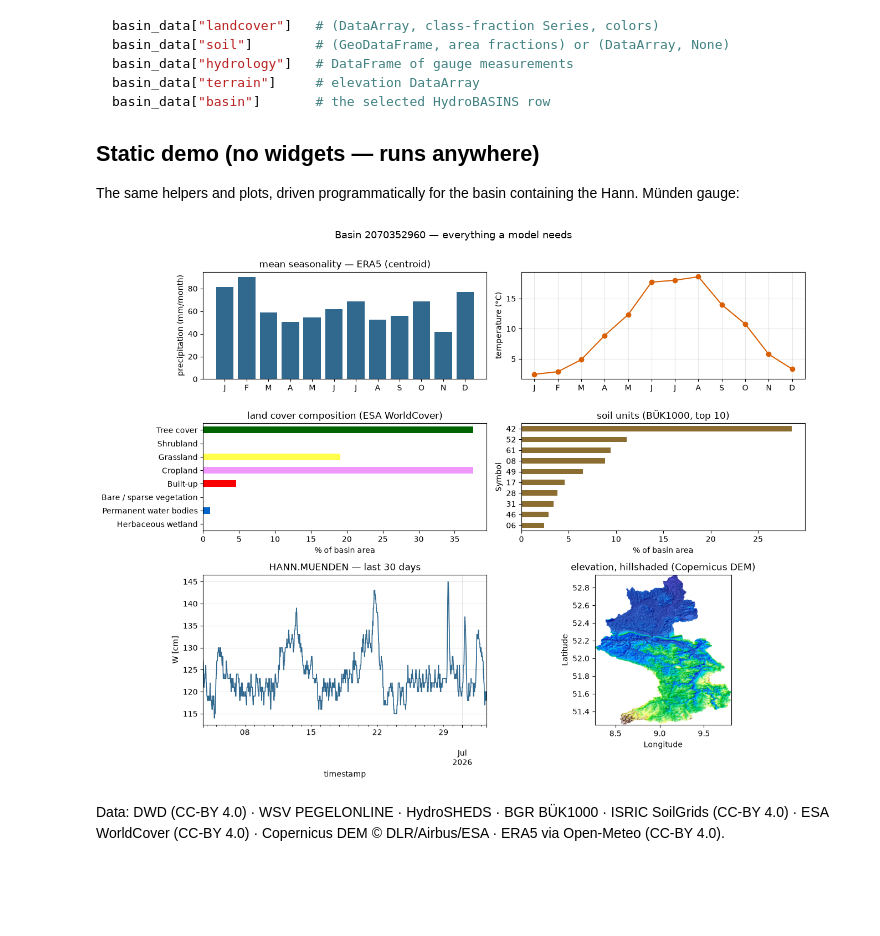
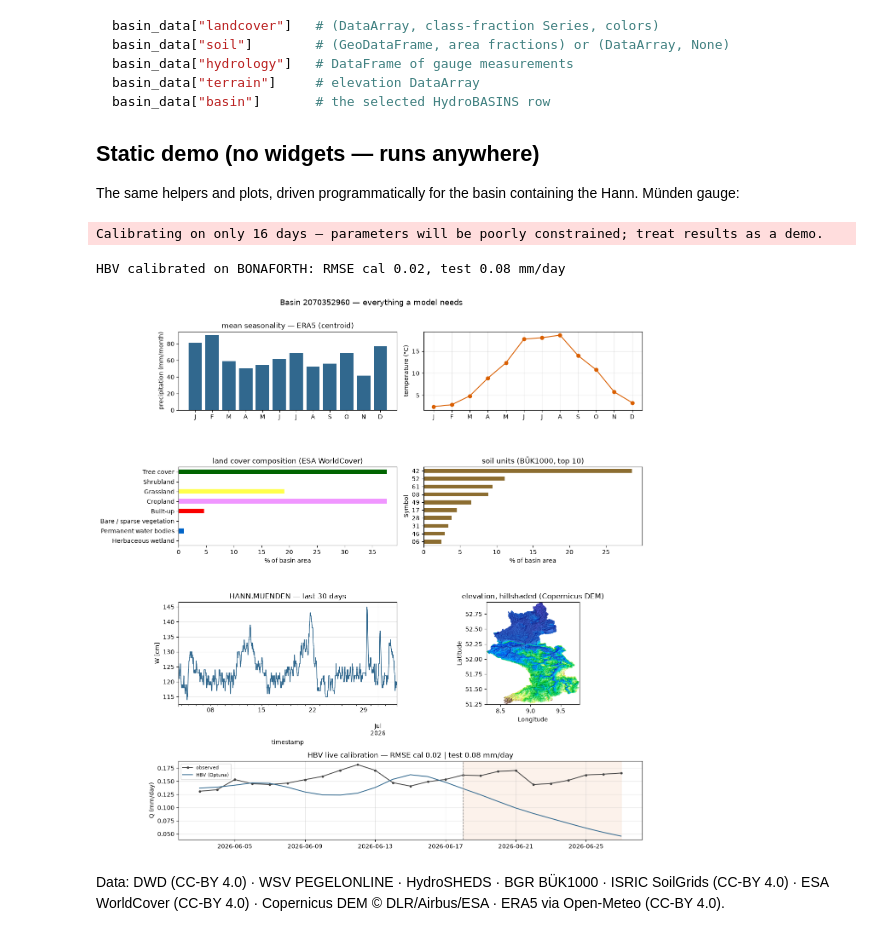
Before and after one commit to Bluerrror/germany-hydrology, a Jupyter notebook: examples/basin_explorer.ipynb, the cells around one changed output. Saved outputs shown, nothing was run; the diff lists cells and outputs as text; code cells hidden in the pictures; blank space fills up the shorter version.

```diff
--- a/examples/basin_explorer.ipynb
+++ b/examples/basin_explorer.ipynb
@@ -185,6 +230,19 @@ def plot_hydrology(result, gauge, ax):
     ax.grid(alpha=0.3)
 
 
+def plot_hbv(result, obs, split, ax):
+    from germany_hydrology import signatures as hs
+    sim = result["simulation"].reindex(obs.index)
+    ax.plot(obs, color="#444444", lw=1.4, marker="o", ms=3, label="observed")
+    ax.plot(sim, color="#31688e", lw=1.4, label="HBV (Optuna)")
+    ax.axvline(split, color="#999999", ls="--", lw=1)
+    ax.axvspan(split, obs.index.max(), color="#d95f02", alpha=0.08)
+    cal = -result["best_score"]
+    test = -result.get("validation_score", float("nan"))
+    ax.set_title(f"HBV live calibration — RMSE cal {cal:.2f} | test {test:.2f} mm/day")
+    ax.set_ylabel("Q (mm/day)"); ax.legend(fontsize=8); ax.grid(alpha=0.3)
+
+
 def plot_terrain(dem, ax):
     z = dem.values
     ls = LightSource(azdeg=315, altdeg=45)
@@ -382,31 +445,45 @@ containing the Hann. Münden gauge:
 # %%
 from shapely.geometry import Point
 
 g = gauges.loc["HANN.MUENDEN"]
 basin = basins[basins.contains(Point(g["longitude"], g["latitude"]))].iloc[0]
 
 climate = fetch_climate("ERA5 (centroid)", basin, start="2018-01-01", end="2022-12-31")
 lc_da, lc_frac, lc_colors = fetch_landcover("WorldCover 2021", basin)
 soil_gdf, soil_frac = fetch_soil("BÜK1000 (polygons)", basin)
 hydro = fetch_hydrology("Water level (W)", "HANN.MUENDEN")
 dem = fetch_terrain("DEM 90 m", basin)
 
-fig = plt.figure(figsize=(13, 10))
-gs = fig.add_gridspec(3, 2, height_ratios=[1, 1, 1.4])
+# HBV: needs a gauge with discharge (Q) inside the basin. The timeseries
+# listing is occasionally empty on PEGELONLINE, so fall back to a known one.
+w_, s_, e_, n_ = basin.geometry.bounds
+inside = gauges[gauges["longitude"].between(w_, e_) & gauges["latitude"].between(s_, n_)]
+with_q = inside[inside["timeseries"].str.contains("Q", na=False)]
+q_gauge = "BONAFORTH" if "BONAFORTH" in inside.index else with_q.index[0]
+hbv_result, hbv_obs, hbv_split = fetch_hbv(basin, q_gauge)
+print(f"HBV calibrated on {q_gauge}: RMSE cal {-hbv_result['best_score']:.2f}, "
+      f"test {-hbv_result['validation_score']:.2f} mm/day")
+
+fig = plt.figure(figsize=(13, 13))
+gs = fig.add_gridspec(4, 2, height_ratios=[1, 1, 1.3, 1])
 ax_p = fig.add_subplot(gs[0, 0]); ax_t = fig.add_subplot(gs[0, 1])
 ax_lc = fig.add_subplot(gs[1, 0]); ax_soil = fig.add_subplot(gs[1, 1])
 ax_q = fig.add_subplot(gs[2, 0]); ax_dem = fig.add_subplot(gs[2, 1])
+ax_hbv = fig.add_subplot(gs[3, :])
 
 plot_climate(climate, "ERA5 (centroid)", (ax_p, ax_t))
 plot_landcover(lc_frac, lc_colors, ax_lc)
 plot_soil(soil_gdf, soil_frac, "BÜK1000", ax_soil)
 plot_hydrology(hydro, "HANN.MUENDEN", ax_q)
 plot_terrain(dem, ax_dem)
+plot_hbv(hbv_result, hbv_obs, hbv_split, ax_hbv)
 fig.suptitle(f"Basin {basin['HYBAS_ID']} — everything a model needs", y=1.005,
              fontsize=13)
 plt.tight_layout(); plt.show()
 # %% [output]
+Calibrating on only 16 days — parameters will be poorly constrained; treat results as a demo.
+HBV calibrated on BONAFORTH: RMSE cal 0.02, test 0.08 mm/day
-[figure, old version]
+[figure, new version]
 # %% [markdown]
 Data: DWD (CC-BY 4.0) · WSV PEGELONLINE · HydroSHEDS · BGR BÜK1000 ·
 ISRIC SoilGrids (CC-BY 4.0) · ESA WorldCover (CC-BY 4.0) · Copernicus
```
Also changed, not shown: parts of 3 cells of this notebook, 7 other files.
